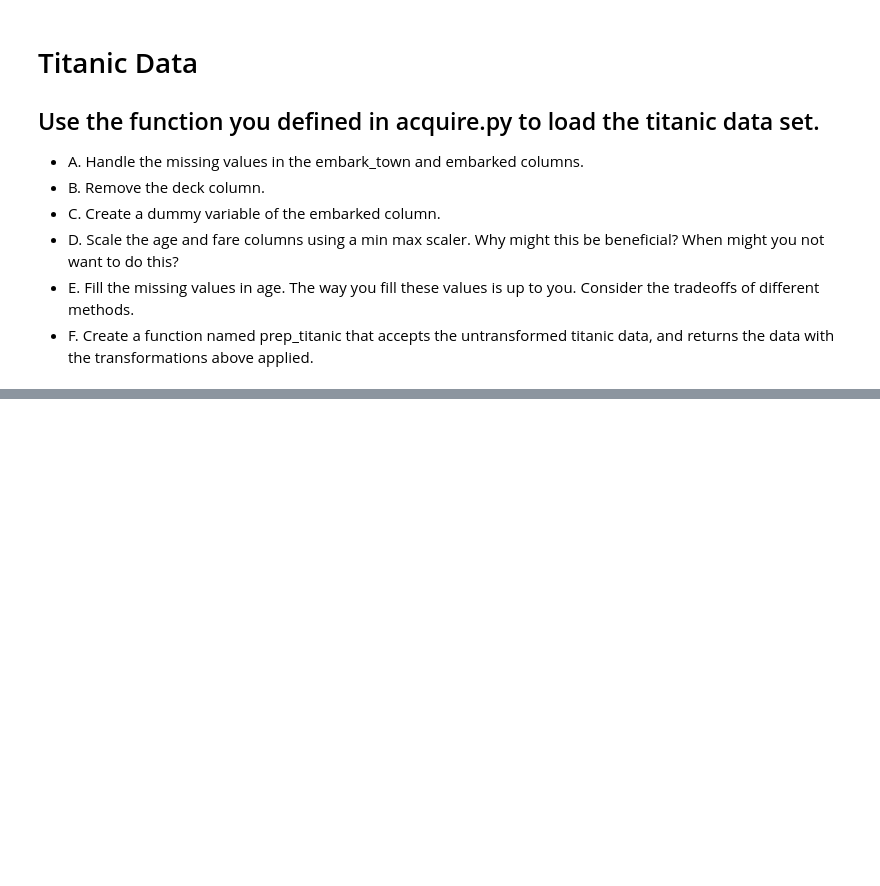
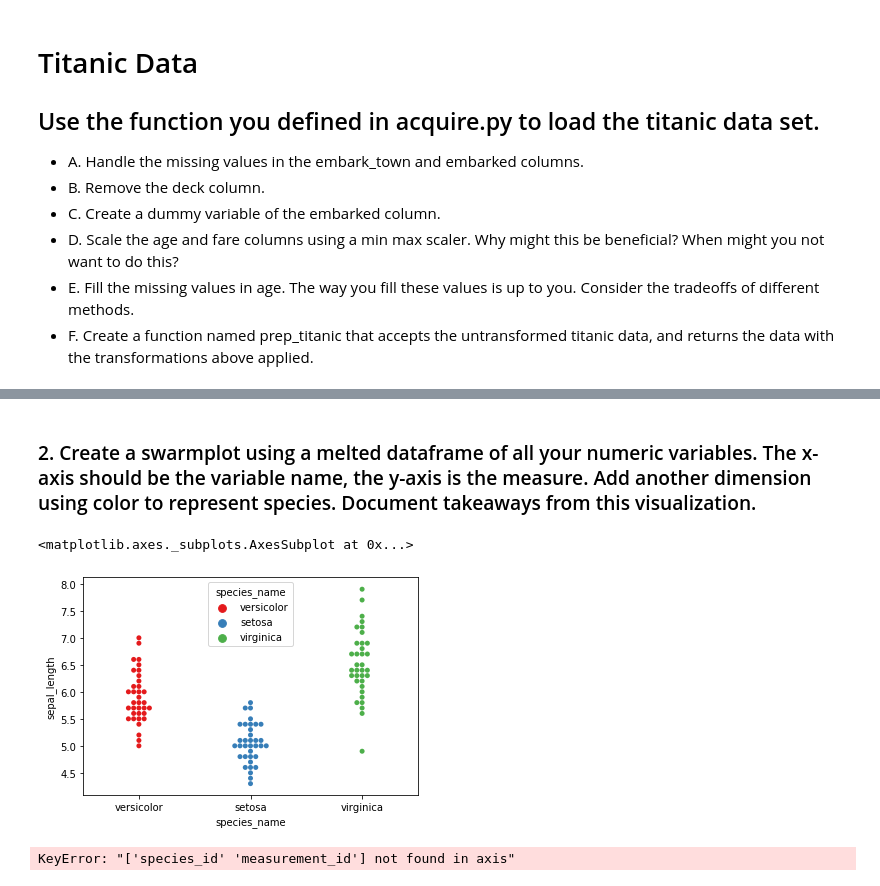
Before and after one commit to george887/classification_exercises, a Jupyter notebook: classification_exercises.ipynb, the cells around one changed output, grey strips where cells are left out. Saved outputs shown, nothing was run; the diff lists cells and outputs as text; code cells hidden in the pictures; blank space fills up the shorter version.

```diff
--- a/classification_exercises.ipynb
+++ b/classification_exercises.ipynb
@@ -473,0 +416,4 @@ def prep_titanic(titanic_df):
+# %%
+# Split your data into train, test, and validate samples.
+iris_df = acquire.get_iris_data()
+iris_df
@@ -473,0 +434,16 @@ def prep_titanic(titanic_df):
+# %%
+def iris_split():
+
+    train, test = train_test_split(iris_df,
+                                  test_size=.2,
+                                  random_state=123,
+                                  stratify=iris_df.species_name)
+    train, validate = train_test_split(iris_df,
+                                       test_size=.3,
+                                       random_state=123,
+                                       stratify=iris_df.species_name)
+
+    return train, validate, test
+# %%
+train, validate, test = iris_split()
+train.head()
@@ -473,0 +457,14 @@ def prep_titanic(titanic_df):
+# %% [markdown]
+### 2. Create a swarmplot using a melted dataframe of all your numeric variables. The x-axis should be the variable name, the y-axis is the measure. Add another dimension using color to represent species. Document takeaways from this visualization.
+# %%
+# Quick swarm plot to see data
+sns.swarmplot(x="species_name", y="sepal_length", data=train, hue="species_name", palette="Set1")
+# %% [output]
+<matplotlib.axes._subplots.AxesSubplot at 0x...>
+[figure, added]
+# %%
+# Dropping species_id and measuremnt_id
+train.drop(columns = ['species_id', 'measurement_id'], inplace = True)
+train.head()
+# %% [output]
+KeyError: "['species_id' 'measurement_id'] not found in axis"
```
Also changed, not shown: parts of 37 cells of this notebook.
